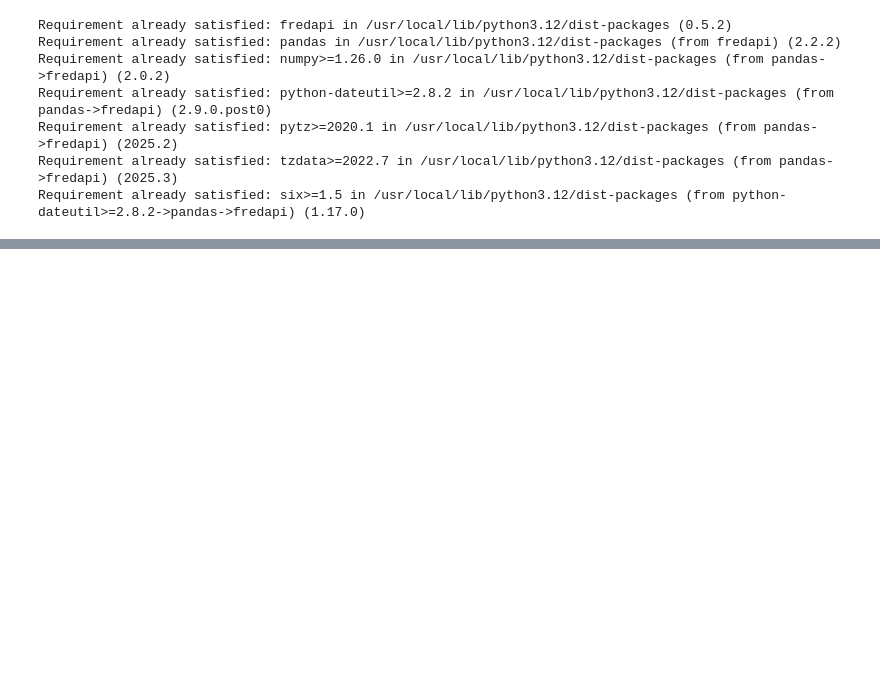
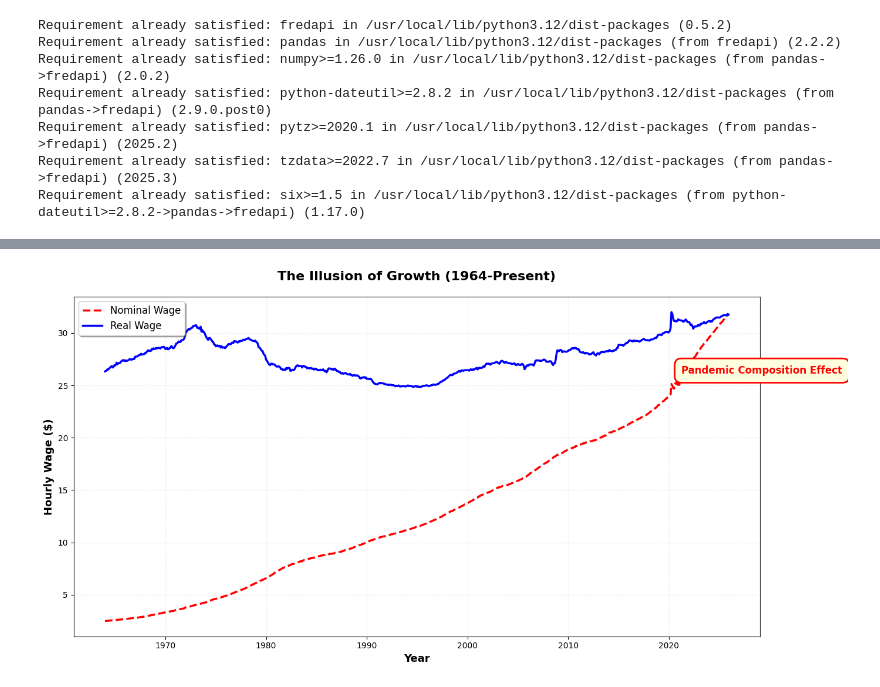
Before and after one commit to epleywin/ECON3916-Statistical-Machine-Learning, a Jupyter notebook: Lab 2/ lab_2_epley_win.ipynb, the cells around one changed output, grey strips where cells are left out. Drawn from its saved outputs; the diff is of its cells as text; code cells hidden in the pictures; blank space fills up the shorter version.

```diff
--- a/Lab 2/ lab_2_epley_win.ipynb
+++ b/Lab 2/ lab_2_epley_win.ipynb
@@ -20,7 +16,7 @@ Successfully installed fredapi-0.5.2
 import pandas as pd
 import matplotlib.pyplot as plt
 from fredapi import Fred
-fred = Fred(api_key='')
+fred = Fred(api_key='31dd542f47c1437d259d9d93d20d9f59')
 # %% [output]
 Requirement already satisfied: fredapi in /usr/local/lib/python3.12/dist-packages (0.5.2)
 Requirement already satisfied: pandas in /usr/local/lib/python3.12/dist-packages (from fredapi) (2.2.2)
@@ -60,0 +89,67 @@ Fetching data from FRED...
+# %%
+import matplotlib.pyplot as plt
+import pandas as pd
+
+# Create the large chart (14, 7)
+plt.figure(figsize=(14, 7))
+
+# 1. Plot Nominal_Wage as dashed red line
+plt.plot(df.index, df['Nominal_Wage'],
+         color='red', linestyle='--', linewidth=2.5,
+         label='Nominal Wage')
+
+# 2. Plot Real_Wage as solid blue line
+plt.plot(df.index, df['Real_Wage'],
+         color='blue', linestyle='-', linewidth=2.5,
+         label='Real Wage')
+
+# 3. Add title
+plt.title('The Illusion of Growth (1964-Present)',
+          fontsize=16, fontweight='bold', pad=20)
+
+# 4. Annotate the 2020 spike
+spike_date = pd.Timestamp('2020-04-01')
+
+# Find the closest date in the index if exact date doesn't exist
+if spike_date not in df.index:
+    # Find the nearest date to 2020-04-01
+    idx = (df.index - spike_date).abs().argmin()
+    spike_date = df.index[idx]
+
+# Get the nominal wage value at the spike
+spike_value = df.loc[spike_date, 'Nominal_Wage']
+
+# Add annotation
+plt.annotate('Pandemic Composition Effect',
+             xy=(spike_date, spike_value),
+             xytext=(spike_date + pd.DateOffset(years=1), spike_value + 1),
+             arrowprops=dict(arrowstyle='->', color='red', lw=2.5),
+             fontsize=12, color='red', fontweight='bold',
+             bbox=dict(boxstyle='round,pad=0.7', facecolor='lightyellow',
+                      edgecolor='red', linewidth=2))
+
+# Additional formatting
+plt.xlabel('Year', fontsize=13, fontweight='bold')
+plt.ylabel('Hourly Wage ($)', fontsize=13, fontweight='bold')
+plt.legend(loc='upper left', fontsize=12, frameon=True, shadow=True)
+plt.grid(True, alpha=0.3, linestyle=':', linewidth=1)
+plt.tight_layout()
+plt.show()
+
+# Print key insights
+print("\n=== Wage Growth Analysis ===")
+print(f"\nNominal Wage:")
+print(f"  Start: ${df['Nominal_Wage'].iloc[0]:.2f}")
+print(f"  End: ${df['Nominal_Wage'].iloc[-1]:.2f}")
+print(f"  Total Growth: ${df['Nominal_Wage'].iloc[-1] - df['Nominal_Wage'].iloc[0]:.2f}")
+print(f"  Percent Change: {((df['Nominal_Wage'].iloc[-1] / df['Nominal_Wage'].iloc[0]) - 1) * 100:.1f}%")
+
+print(f"\nReal Wage:")
+print(f"  Start: ${df['Real_Wage'].iloc[0]:.2f}")
+print(f"  End: ${df['Real_Wage'].iloc[-1]:.2f}")
+print(f"  Total Growth: ${df['Real_Wage'].iloc[-1] - df['Real_Wage'].iloc[0]:.2f}")
+print(f"  Percent Change: {((df['Real_Wage'].iloc[-1] / df['Real_Wage'].iloc[0]) - 1) * 100:.1f}%")
+
+print(f"\nThe Illusion: Nominal wages grew, but real purchasing power tells a different")
+# %% [output]
+[figure, added]
```
Also changed, not shown: parts of 5 cells of this notebook.
